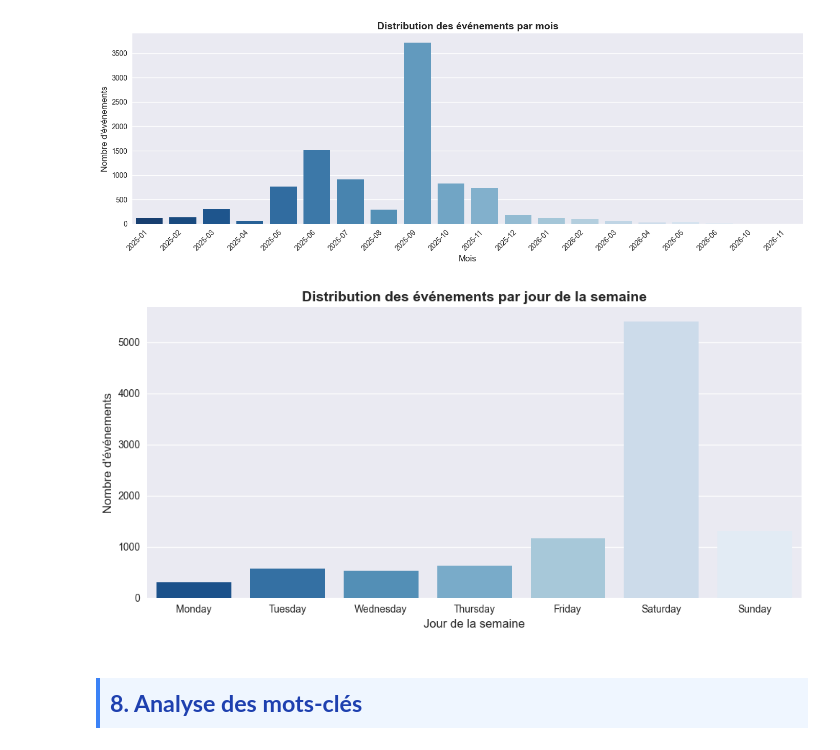
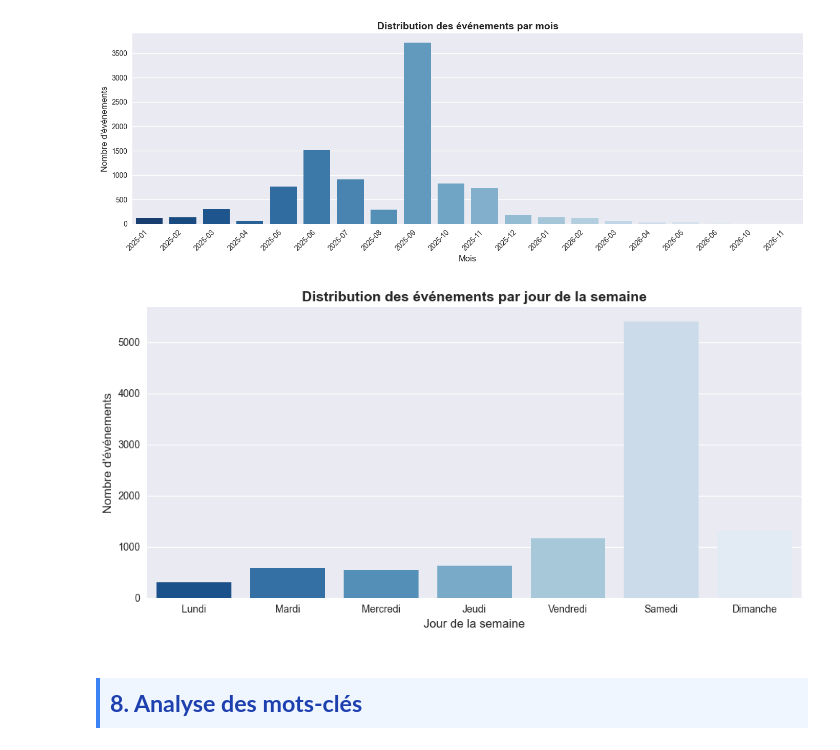
Before and after one commit to Eqqinox/puls-events-rag, a Jupyter notebook: notebooks/01_exploration_data.ipynb, the cells around one changed output. Saved outputs shown, nothing was run; the diff lists cells and outputs as text; code cells hidden in the pictures.

```diff
--- a/notebooks/01_exploration_data.ipynb
+++ b/notebooks/01_exploration_data.ipynb
@@ -512,19 +515,28 @@ plt.show()
 [figure]
 # %%
 # Distribution par jour de la semaine
+
 df["day_of_week"] = df["firstdate_begin_dt"].dt.day_name()
-day_order = ["Monday", "Tuesday", "Wednesday", "Thursday", "Friday", "Saturday", "Sunday"]
-day_counts = df["day_of_week"].value_counts().reindex(day_order)
+day_order_en = ["Monday", "Tuesday", "Wednesday", "Thursday", "Friday", "Saturday", "Sunday"]
+
+traduction = {
+    "Monday": "Lundi", "Tuesday": "Mardi", "Wednesday": "Mercredi",
+    "Thursday": "Jeudi", "Friday": "Vendredi", "Saturday": "Samedi", "Sunday": "Dimanche"
+}
+
+# Calcul et renommage
+day_counts = df["day_of_week"].value_counts().reindex(day_order_en)
+day_counts.index = day_counts.index.map(traduction) # On remplace les noms ici
 
 fig, ax = plt.subplots(figsize=(10, 5))
 sns.barplot(x=day_counts.index, y=day_counts.values, palette="Blues_r", ax=ax)
 ax.set_xlabel("Jour de la semaine", fontsize=12)
 ax.set_ylabel("Nombre d'événements", fontsize=12)
 ax.set_title("Distribution des événements par jour de la semaine", fontsize=14, fontweight="bold")
 plt.tight_layout()
 plt.show()
 # %% [output]
-[figure, old version]
+[figure, new version]
 # %% [markdown]
 <h2 style="color: #1e40af; background-color: #eff6ff; padding: 10px; border-left: 4px solid #3b82f6; margin: 15px 0; font-weight: bold;">8. Analyse des mots-clés</h2>
 # %%
```
Also changed, not shown: parts of 17 cells of this notebook, 12 other files.
